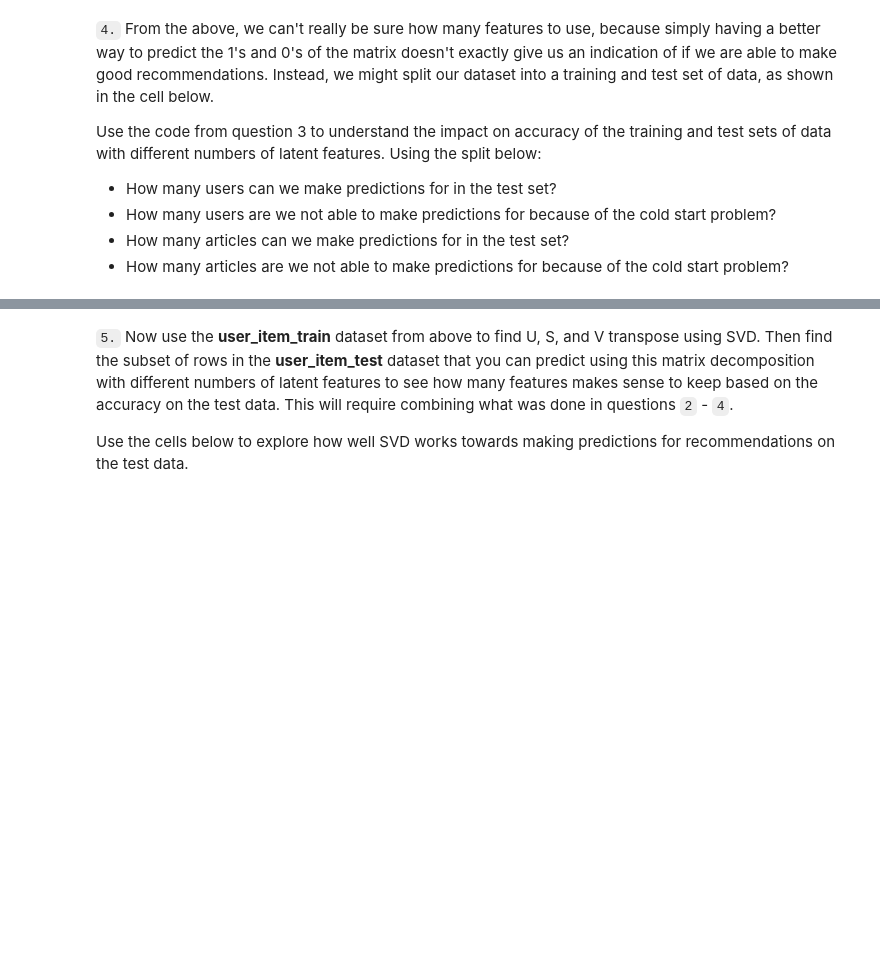
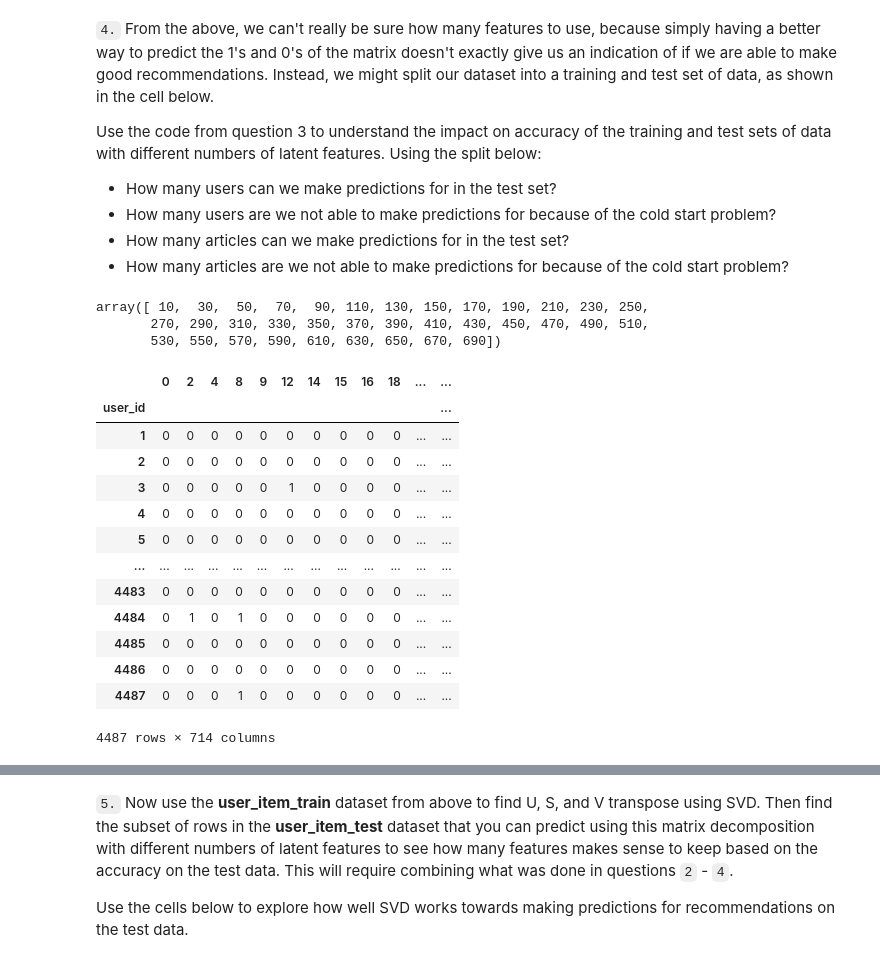
Before and after one commit to akniels/Recommendation_System, a Jupyter notebook: Recommendations_with_IBM.ipynb, the cells around one changed output, grey strips where cells are left out. Drawn from its saved outputs; the diff is of its cells as text; code cells hidden in the pictures; blank space fills up the shorter version.

```diff
--- a/Recommendations_with_IBM.ipynb
+++ b/Recommendations_with_IBM.ipynb
@@ -822,6 +776,63 @@ Use the code from question 3 to understand the impact on accuracy of the trainin
 * How many users are we not able to make predictions for because of the cold start problem?
 * How many articles can we make predictions for in the test set?
 * How many articles are we not able to make predictions for because of the cold start problem?
+# %%
+num_latent_feats
+# articles = []
+# for val in df_train.article_id:
+#     try:
+#         articles.append(val)
+#     except AttributeError:
+#         pass
+
+# articles = set(articles)
+# articles
+
+
+# listagg = df_train.groupby(['user_id'])['article_id'].apply(list).to_frame().reset_index()
+# listagg
+# def split_users(val):
+#     try:
+#         if article in val:
+#             return 1
+#         else:
+#             return 0
+#     except AttributeError:
+#         return 0
+# for article in articles:
+#     listagg[article] = listagg['article_id'].apply(split_users)
+# listagg
+# user_item = listagg.drop(['article_id'] , axis=1).set_index(['user_id'])
+# user_item
+# user_item.sum(axis=1)
+
+#user_item_train = create_user_item_matrix(df_train)
+#user_item_test = create_user_item_matrix(df_test)
+
+#test_id = np.array(user_item_test[user_id])
+
+#test_arts = np.array(user_item_test[article_id])
+# %% [output]
+array([ 10,  30,  50,  70,  90, 110, 130, 150, 170, 190, 210, 230, 250,
+       270, 290, 310, 330, 350, 370, 390, 410, 430, 450, 470, 490, 510,
+       530, 550, 570, 590, 610, 630, 650, 670, 690])
+# %%
+user_item_train
+# %% [output]
+|  | 0 | 2 | 4 | 8 | 9 | 12 | 14 | 15 | 16 | 18 | ... | ... |
+| user_id |  |  |  |  |  |  |  |  |  |  |  | ... |
+| 1 | 0 | 0 | 0 | 0 | 0 | 0 | 0 | 0 | 0 | 0 | ... | ... |
+| 2 | 0 | 0 | 0 | 0 | 0 | 0 | 0 | 0 | 0 | 0 | ... | ... |
+| 3 | 0 | 0 | 0 | 0 | 0 | 1 | 0 | 0 | 0 | 0 | ... | ... |
+| 4 | 0 | 0 | 0 | 0 | 0 | 0 | 0 | 0 | 0 | 0 | ... | ... |
+| 5 | 0 | 0 | 0 | 0 | 0 | 0 | 0 | 0 | 0 | 0 | ... | ... |
+| ... | ... | ... | ... | ... | ... | ... | ... | ... | ... | ... | ... | ... |
+| 4483 | 0 | 0 | 0 | 0 | 0 | 0 | 0 | 0 | 0 | 0 | ... | ... |
+| 4484 | 0 | 1 | 0 | 1 | 0 | 0 | 0 | 0 | 0 | 0 | ... | ... |
+| 4485 | 0 | 0 | 0 | 0 | 0 | 0 | 0 | 0 | 0 | 0 | ... | ... |
+| 4486 | 0 | 0 | 0 | 0 | 0 | 0 | 0 | 0 | 0 | 0 | ... | ... |
+| 4487 | 0 | 0 | 0 | 1 | 0 | 0 | 0 | 0 | 0 | 0 | ... | ... |
+4487 rows × 714 columns
 # %%
 df_train = df.head(40000)
 df_test = df.tail(5993)
```
Also changed, not shown: parts of 41 cells of this notebook.
